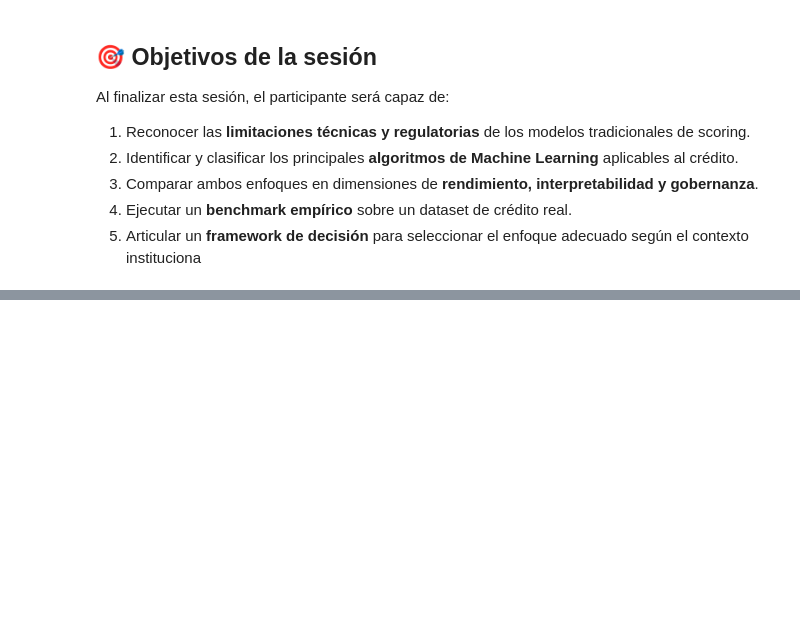
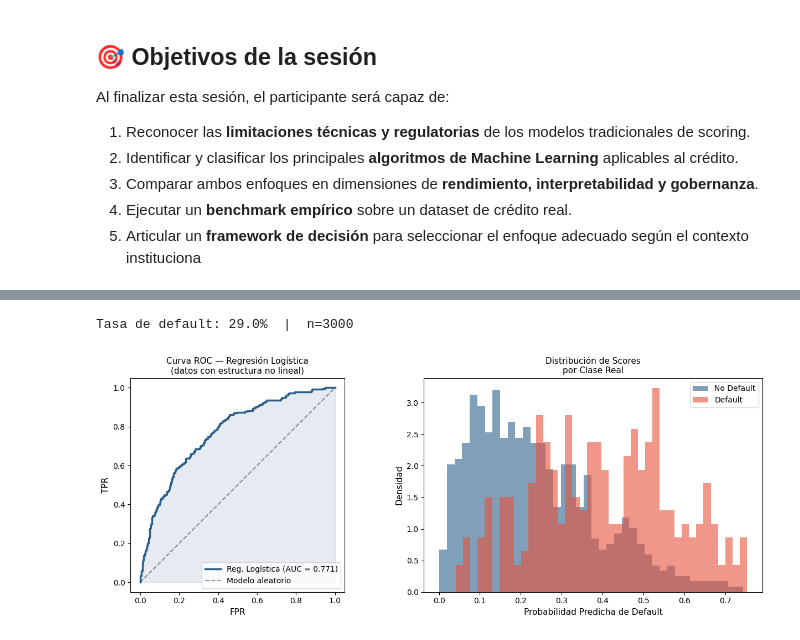
Before and after one commit to jarguetam/CreditScoring, a Jupyter notebook: notebooks/s09/s09_CreditScoring_ML.ipynb, the cells around one changed output, grey strips where cells are left out. Saved outputs shown, nothing was run; the diff lists cells and outputs as text; code cells hidden in the pictures; blank space fills up the shorter version.

```diff
--- a/notebooks/s09/s09_CreditScoring_ML.ipynb
+++ b/notebooks/s09/s09_CreditScoring_ML.ipynb
@@ -551,0 +186,78 @@ export(
+# %%
+np.random.seed(42)
+n = 3000
+
+# --- Datos sintéticos con estructura no lineal clara ---
+# 1. Simulamos un score crediticio donde el riesgo tiene forma de U en edad
+# 2. No Linealidad debido a un salto brusco en el ratio de deuda
+
+edad     = np.random.uniform(18, 70, n)
+ingresos = np.random.exponential(3000, n) + 500
+deuda    = np.random.uniform(0, 1, n)
+
+# Probabilidad de default: parabólica en edad + umbral duro en deuda
+# La RL nunca podrá modelar el (edad-40)^2 ni el salto en deuda > 0.6
+log_odds_true = (
+    - 2.5 * ((edad - 40) / 25) ** 2   # riesgo alto en jóvenes y mayores | Qué tan lejos estás de 40 en unidades de ~25 años
+    + 2.0 * (deuda > 0.6).astype(float)  # salto duro en ratio deuda
+    - 0.0003 * ingresos
+)
+
+prob_true = 1 / (1 + np.exp(-log_odds_true))
+y = (np.random.uniform(0, 1, n) < prob_true).astype(int)
+
+print(f"Tasa de default: {y.mean():.1%}  |  n={n}")
+
+X = pd.DataFrame({'edad': edad,
+                  'ingresos': ingresos,
+                  'ratio_deuda': deuda})
+
+X_tr, X_te, y_tr, y_te = train_test_split(X, y, test_size=0.3, random_state=42, stratify=y)
+
+# --- Regresión Logística (solo features lineales, sin transformaciones) ---
+rl = Pipeline([
+    ('scaler', StandardScaler()),
+    ('model', LogisticRegression(max_iter=1000, random_state=42))])
+
+rl.fit(X_tr, y_tr)
+prob_rl = rl.predict_proba(X_te)[:, 1]
+auc_rl  = roc_auc_score(y_te, prob_rl)
+
+# --- Visualización ---
+fig, axes = plt.subplots(1, 2, figsize=(13, 5))
+
+# Fig1. Curva ROC
+fpr, tpr, _ = roc_curve(y_te, prob_rl)
+ax = axes[0]
+ax.plot(fpr, tpr, color=PALETTE[0], lw=2.5, label=f'Reg. Logística (AUC = {auc_rl:.3f})')
+ax.plot([0, 1], [0, 1], 'k--', alpha=0.4, lw=1.5, label='Modelo aleatorio')
+ax.fill_between(fpr, tpr, alpha=0.12, color=PALETTE[0])
+ax.set_xlabel('FPR', fontsize=11)
+ax.set_ylabel('TPR', fontsize=11)
+ax.set_title('Curva ROC — Regresión Logística\n(datos con estructura no lineal)', fontsize=11)
+ax.legend(fontsize=10, loc='lower right')
+ax.set_aspect('equal')
+
+# Fig2. Distribución de scores por clase
+ax = axes[1]
+ax.hist(prob_rl[y_te == 0], bins=40, alpha=0.6, color=PALETTE[0], density=True, label='No Default')
+ax.hist(prob_rl[y_te == 1], bins=40, alpha=0.6, color=PALETTE[1], density=True, label='Default')
+ax.set_xlabel('Probabilidad Predicha de Default', fontsize=11)
+ax.set_ylabel('Densidad', fontsize=11)
+ax.set_title('Distribución de Scores\npor Clase Real', fontsize=11)
+ax.legend(fontsize=10)
+
+plt.tight_layout()
+plt.savefig('../../figuras/s09/sesion09_limitacion_rl.png', dpi=150, bbox_inches='tight')
+plt.show()
+
+print(f"\n📊 Resultado — Regresión Logística sobre datos no lineales:")
+print(f"   AUC = {auc_rl:.3f}  |  Gini = {2*auc_rl - 1:.3f}")
+print()
+print("💡 Interpretación:")
+print("   • La RL asume relaciones lineales entre variables y log-odds.")
+print("   • No puede capturar el riesgo en forma de U (edad) ni umbrales (deuda).")
+print("   • Esto motiva el uso de modelos ML más flexibles en las sesiones siguientes.")
+# %% [output]
+Tasa de default: 29.0%  |  n=3000
+[figure, added]
```
Also changed, not shown: parts of 25 cells of this notebook, 6 other files.
